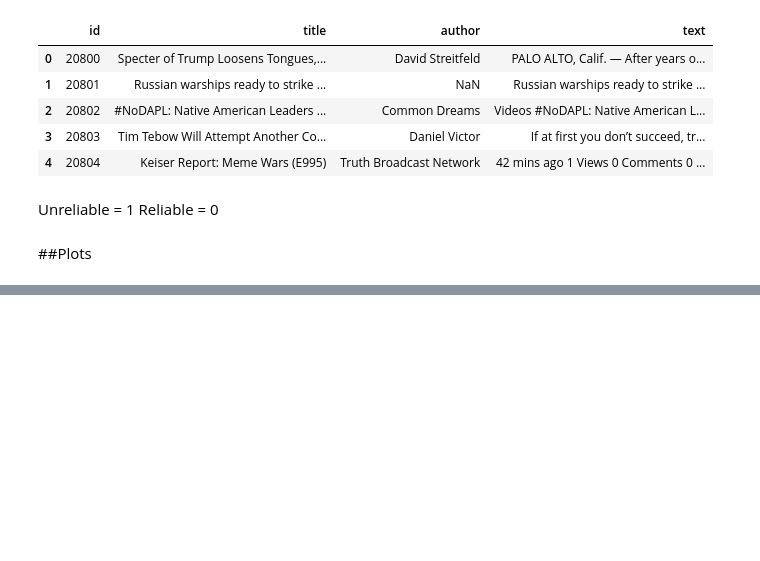
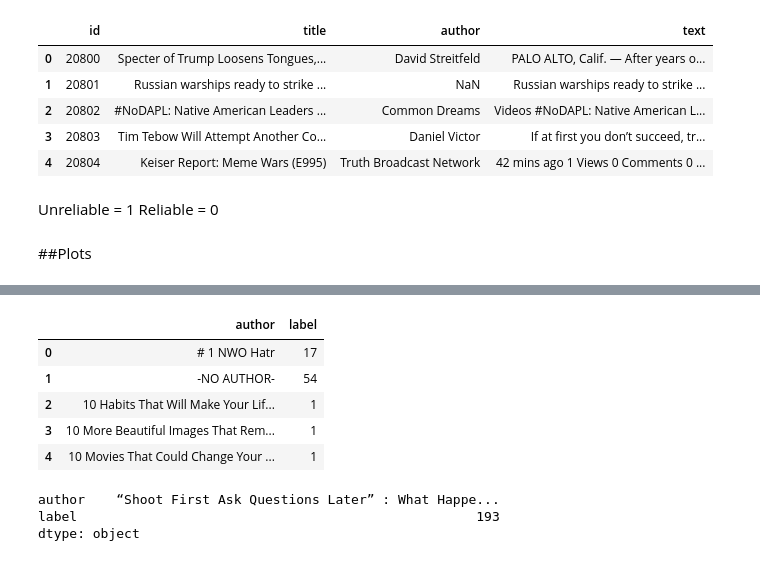
Before and after one commit to manan-arya/Fake_News_US, a Jupyter notebook: Classifier.ipynb, the cells around one changed output, grey strips where cells are left out. Drawn from its saved outputs; the diff is of its cells as text; code cells hidden in the pictures; blank space fills up the shorter version.

```diff
--- a/Classifier.ipynb
+++ b/Classifier.ipynb
@@ -52,0 +77,15 @@ Reliable = 0
+# %%
+for_graph_fake.head()
+# %% [output]
+|  | author | label |
+| 0 | # 1 NWO Hatr | 17 |
+| 1 | -NO AUTHOR- | 54 |
+| 2 | 10 Habits That Will Make Your Lif... | 1 |
+| 3 | 10 More Beautiful Images That Rem... | 1 |
+| 4 | 10 Movies That Could Change Your ... | 1 |
+# %%
+for_graph_fake.max()
+# %% [output]
+author    “Shoot First Ask Questions Later” : What Happe...
+label                                                   193
+dtype: object
```
Also changed, not shown: parts of 10 cells of this notebook.
